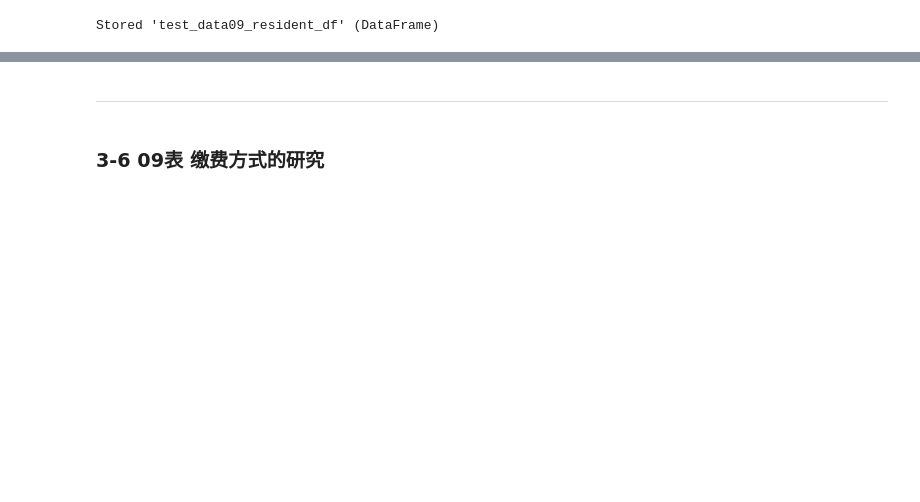
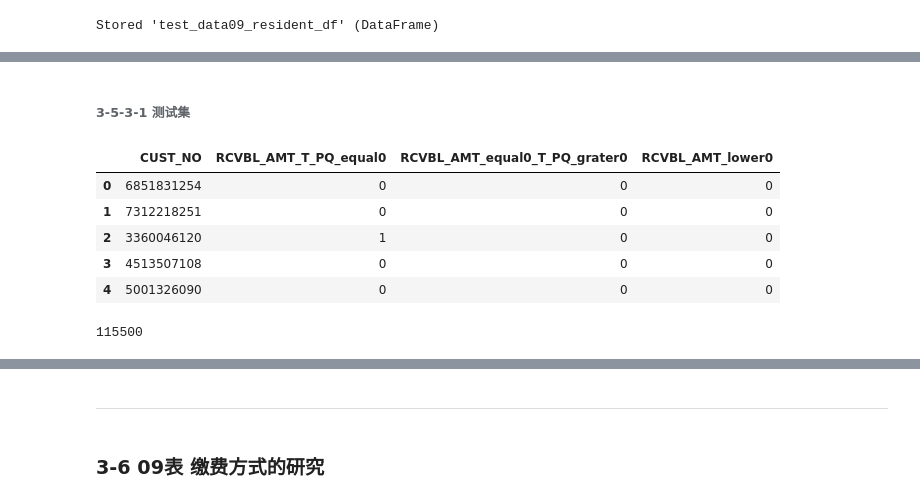
Before and after one commit to JDwangmo/customerPortrait, a Jupyter notebook: semi-finals/data_processing-09table.ipynb, the cells around one changed output, grey strips where cells are left out. Cells and saved outputs as stored; diff of their text form; code cells hidden in the pictures; blank space fills up the shorter version.

```diff
--- a/semi-finals/data_processing-09table.ipynb
+++ b/semi-finals/data_processing-09table.ipynb
@@ -1803,0 +1837,24 @@ test_data01_a_worker_per_user = temp.drop('CONS_NO',axis=1)
+# %% [markdown]
+###### 3-5-3-1 测试集
+# %%
+test_RCVBL_AMT_T_PQ = load_data(
+    'test_RCVBL_AMT&T_PQ.csv',
+    encoding='utf8', converters={'CUST_NO':unicode}
+)
+# %%
+test_RCVBL_AMT_T_PQ.head()
+# %% [output]
+|  | CUST_NO | RCVBL_AMT_T_PQ_equal0 | RCVBL_AMT_equal0_T_PQ_grater0 | RCVBL_AMT_lower0 |
+| 0 | 6851831254 | 0 | 0 | 0 |
+| 1 | 7312218251 | 0 | 0 | 0 |
+| 2 | 3360046120 | 1 | 0 | 0 |
+| 3 | 4513507108 | 0 | 0 | 0 |
+| 4 | 5001326090 | 0 | 0 | 0 |
+# %%
+temp = test_data01_a_worker_per_user.merge(
+    test_RCVBL_AMT_T_PQ,
+    how='left', on='CUST_NO'
+)
+sum(temp['RCVBL_AMT_T_PQ_equal0'].notnull())
+# %% [output]
+115500
```
Also changed, not shown: parts of 112 cells of this notebook, 9 other files.
